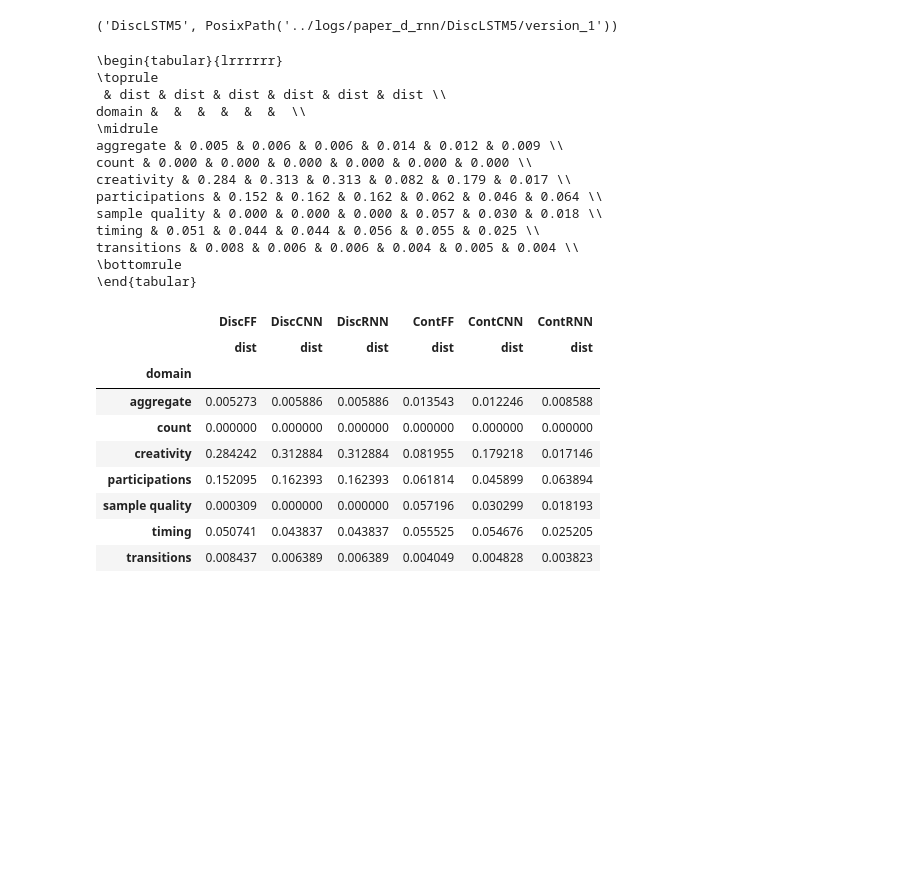
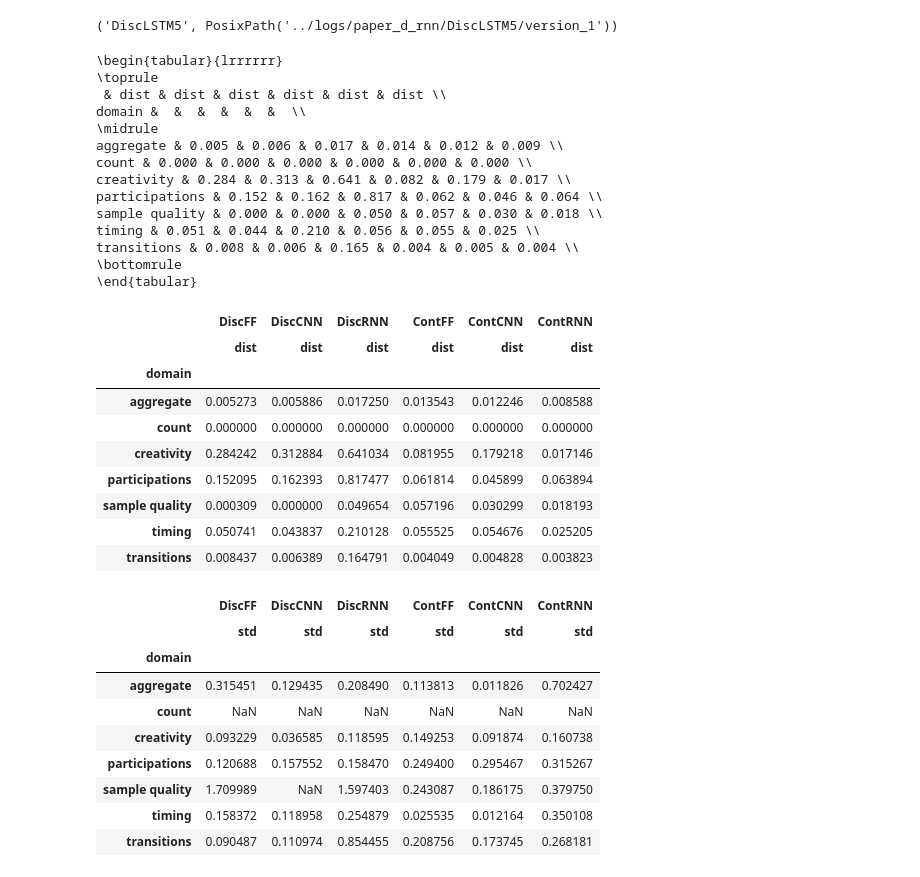
Before and after one commit to big-ucl/caveat, a Jupyter notebook: analysis/vae_paper.ipynb, the cells around one changed output. Drawn from its saved outputs; the diff is of its cells as text; code cells hidden in the pictures; blank space fills up the shorter version.

```diff
--- a/analysis/vae_paper.ipynb
+++ b/analysis/vae_paper.ipynb
@@ -26,7 +26,7 @@ cmap = {
 batch_paths = {
     "DiscFF": Path("../logs/vae_paper/DiscFF"),
     "DiscCNN": Path("../logs/vae_paper/DiscCNN"),
-    "DiscRNN": Path("../logs/vae_paper/DiscCNN"),
+    "DiscRNN": Path("../logs/vae_paper/DiscRNN"),
     "ContFF": Path("../logs/vae_paper/ContFF"),
     "ContCNN": Path("../logs/vae_paper/ContCNN"),
     "ContRNN": Path("../logs/vae_paper/ContRNN"),
@@ -107,51 +107,67 @@ def domain_distances(batch_paths, suffix=""):
     variances_combined = pd.DataFrame()
 
     for name, path in batch_paths.items():
         distances = pd.read_csv(
             path / f"domain_distances{suffix}.csv"
         ).set_index("domain")
 
         columns = list(
             set(distances.columns) - set(["domain", "observed", "mean", "std"])
         )
         distances_combined[(name, "dist")] = distances[columns].mean(axis=1)
-        variances_combined[(name, "var")] = distances[columns].var(axis=1)
+        variances_combined[(name, "std")] = (
+            distances[columns].std(axis=1) / distances_combined[(name, "dist")]
+        )
 
     distances_combined.columns = pd.MultiIndex.from_tuples(
         distances_combined.columns
     )
+    variances_combined.columns = pd.MultiIndex.from_tuples(
+        variances_combined.columns
+    )
 
-    return distances_combined
+    return distances_combined, variances_combined
 
 
-df = domain_distances(batch_paths, suffix="")
-print(df[::-1].to_latex(float_format="{:.3f}".format))
-df
+dist, var = domain_distances(batch_paths, suffix="")
+print(dist[::-1].to_latex(float_format="{:.3f}".format))
+display(dist)
+display(var)
 # %% [output]
 \begin{tabular}{lrrrrrr}
 \toprule
  & dist & dist & dist & dist & dist & dist \\
 domain &  &  &  &  &  &  \\
 \midrule
-aggregate & 0.005 & 0.006 & 0.006 & 0.014 & 0.012 & 0.009 \\
+aggregate & 0.005 & 0.006 & 0.017 & 0.014 & 0.012 & 0.009 \\
 count & 0.000 & 0.000 & 0.000 & 0.000 & 0.000 & 0.000 \\
-creativity & 0.284 & 0.313 & 0.313 & 0.082 & 0.179 & 0.017 \\
-participations & 0.152 & 0.162 & 0.162 & 0.062 & 0.046 & 0.064 \\
-sample quality & 0.000 & 0.000 & 0.000 & 0.057 & 0.030 & 0.018 \\
-timing & 0.051 & 0.044 & 0.044 & 0.056 & 0.055 & 0.025 \\
-transitions & 0.008 & 0.006 & 0.006 & 0.004 & 0.005 & 0.004 \\
+creativity & 0.284 & 0.313 & 0.641 & 0.082 & 0.179 & 0.017 \\
+participations & 0.152 & 0.162 & 0.817 & 0.062 & 0.046 & 0.064 \\
+sample quality & 0.000 & 0.000 & 0.050 & 0.057 & 0.030 & 0.018 \\
+timing & 0.051 & 0.044 & 0.210 & 0.056 & 0.055 & 0.025 \\
+transitions & 0.008 & 0.006 & 0.165 & 0.004 & 0.005 & 0.004 \\
 \bottomrule
 \end{tabular}
 |  | DiscFF | DiscCNN | DiscRNN | ContFF | ContCNN | ContRNN |
 |  | dist | dist | dist | dist | dist | dist |
 | domain |  |  |  |  |  |  |
-| aggregate | 0.005273 | 0.005886 | 0.005886 | 0.013543 | 0.012246 | 0.008588 |
+| aggregate | 0.005273 | 0.005886 | 0.017250 | 0.013543 | 0.012246 | 0.008588 |
 | count | 0.000000 | 0.000000 | 0.000000 | 0.000000 | 0.000000 | 0.000000 |
-| creativity | 0.284242 | 0.312884 | 0.312884 | 0.081955 | 0.179218 | 0.017146 |
-| participations | 0.152095 | 0.162393 | 0.162393 | 0.061814 | 0.045899 | 0.063894 |
-| sample quality | 0.000309 | 0.000000 | 0.000000 | 0.057196 | 0.030299 | 0.018193 |
-| timing | 0.050741 | 0.043837 | 0.043837 | 0.055525 | 0.054676 | 0.025205 |
-| transitions | 0.008437 | 0.006389 | 0.006389 | 0.004049 | 0.004828 | 0.003823 |
+| creativity | 0.284242 | 0.312884 | 0.641034 | 0.081955 | 0.179218 | 0.017146 |
+| participations | 0.152095 | 0.162393 | 0.817477 | 0.061814 | 0.045899 | 0.063894 |
+| sample quality | 0.000309 | 0.000000 | 0.049654 | 0.057196 | 0.030299 | 0.018193 |
+| timing | 0.050741 | 0.043837 | 0.210128 | 0.055525 | 0.054676 | 0.025205 |
+| transitions | 0.008437 | 0.006389 | 0.164791 | 0.004049 | 0.004828 | 0.003823 |
+|  | DiscFF | DiscCNN | DiscRNN | ContFF | ContCNN | ContRNN |
+|  | std | std | std | std | std | std |
+| domain |  |  |  |  |  |  |
+| aggregate | 0.315451 | 0.129435 | 0.208490 | 0.113813 | 0.011826 | 0.702427 |
+| count | NaN | NaN | NaN | NaN | NaN | NaN |
+| creativity | 0.093229 | 0.036585 | 0.118595 | 0.149253 | 0.091874 | 0.160738 |
+| participations | 0.120688 | 0.157552 | 0.158470 | 0.249400 | 0.295467 | 0.315267 |
+| sample quality | 1.709989 | NaN | 1.597403 | 0.243087 | 0.186175 | 0.379750 |
+| timing | 0.158372 | 0.118958 | 0.254879 | 0.025535 | 0.012164 | 0.350108 |
+| transitions | 0.090487 | 0.110974 | 0.854455 | 0.208756 | 0.173745 | 0.268181 |
 # %%
 def distribution_distances(batch_paths):
     distances_combined = pd.DataFrame()
```
Also changed, not shown: parts of 17 cells of this notebook, 7 other files.
